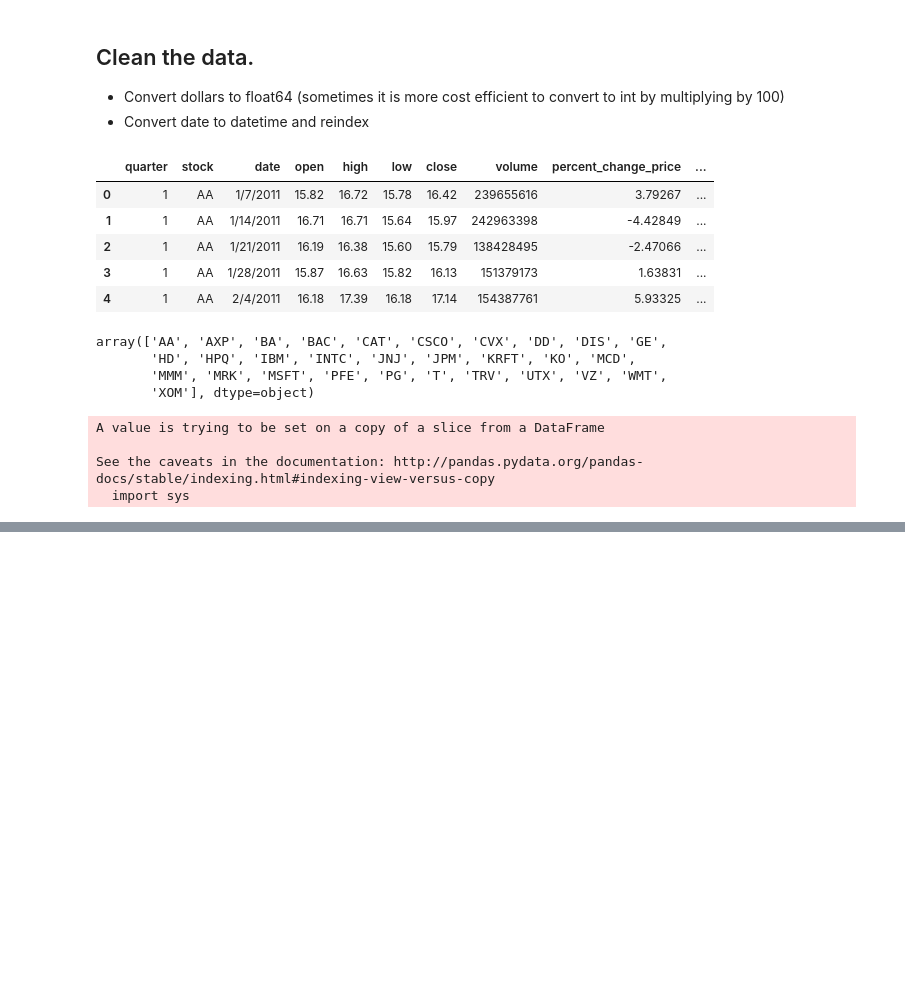
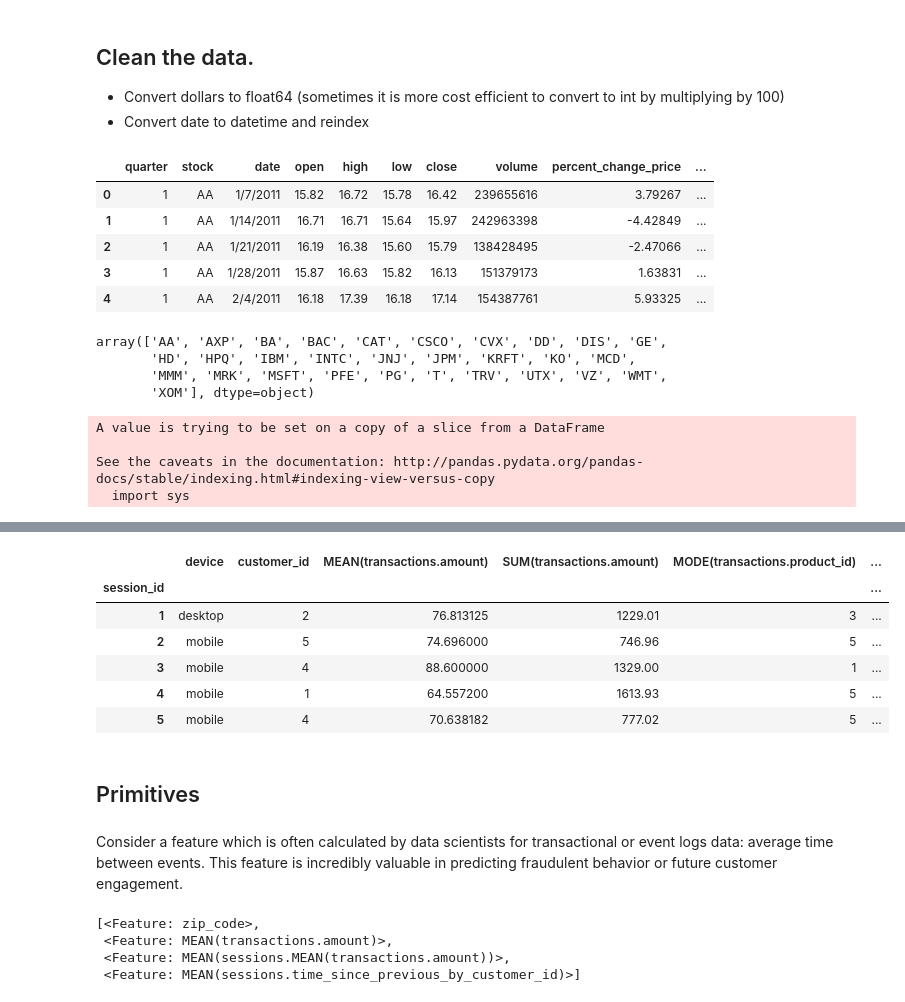
Before and after one commit to robahall/MLAlgoProjects, a Jupyter notebook: notebooks/3.0_rah_dowJone-timeseries-analysis.ipynb, the cells around one changed output, grey strips where cells are left out. Cells and saved outputs as stored; diff of their text form; code cells hidden in the pictures; blank space fills up the shorter version.

```diff
--- a/notebooks/3.0_rah_dowJone-timeseries-analysis.ipynb
+++ b/notebooks/3.0_rah_dowJone-timeseries-analysis.ipynb
@@ -128,0 +338,20 @@ plt.xlim('2011-01-07', '2011-06-24')
+# %%
+feature_matrix, feature_defs = ft.dfs(entityset=es,
+                                      target_entity="sessions",
+                                      agg_primitives=["mean", "sum", "mode"],
+                                      trans_primitives=["month", "hour"],
+                                      max_depth=2)
+# %%
+feature_matrix.head(5)
+# %% [output]
+|  | device | customer_id | MEAN(transactions.amount) | SUM(transactions.amount) | MODE(transactions.product_id) | ... |
+| session_id |  |  |  |  |  | ... |
+| 1 | desktop | 2 | 76.813125 | 1229.01 | 3 | ... |
+| 2 | mobile | 5 | 74.696000 | 746.96 | 5 | ... |
+| 3 | mobile | 4 | 88.600000 | 1329.00 | 1 | ... |
+| 4 | mobile | 1 | 64.557200 | 1613.93 | 5 | ... |
+| 5 | mobile | 4 | 70.638182 | 777.02 | 5 | ... |
+# %% [markdown]
+## Primitives
+# %% [markdown]
+Consider a feature which is often calculated by data scientists for transactional or event logs data: average time between events. This feature is incredibly valuable in predicting fraudulent behavior or future customer engagement.
@@ -128,0 +365,7 @@ plt.xlim('2011-01-07', '2011-06-24')
+# %%
+feature_defs
+# %% [output]
+[<Feature: zip_code>,
+ <Feature: MEAN(transactions.amount)>,
+ <Feature: MEAN(sessions.MEAN(transactions.amount))>,
+ <Feature: MEAN(sessions.time_since_previous_by_customer_id)>]
```
Also changed, not shown: parts of 45 cells of this notebook.
